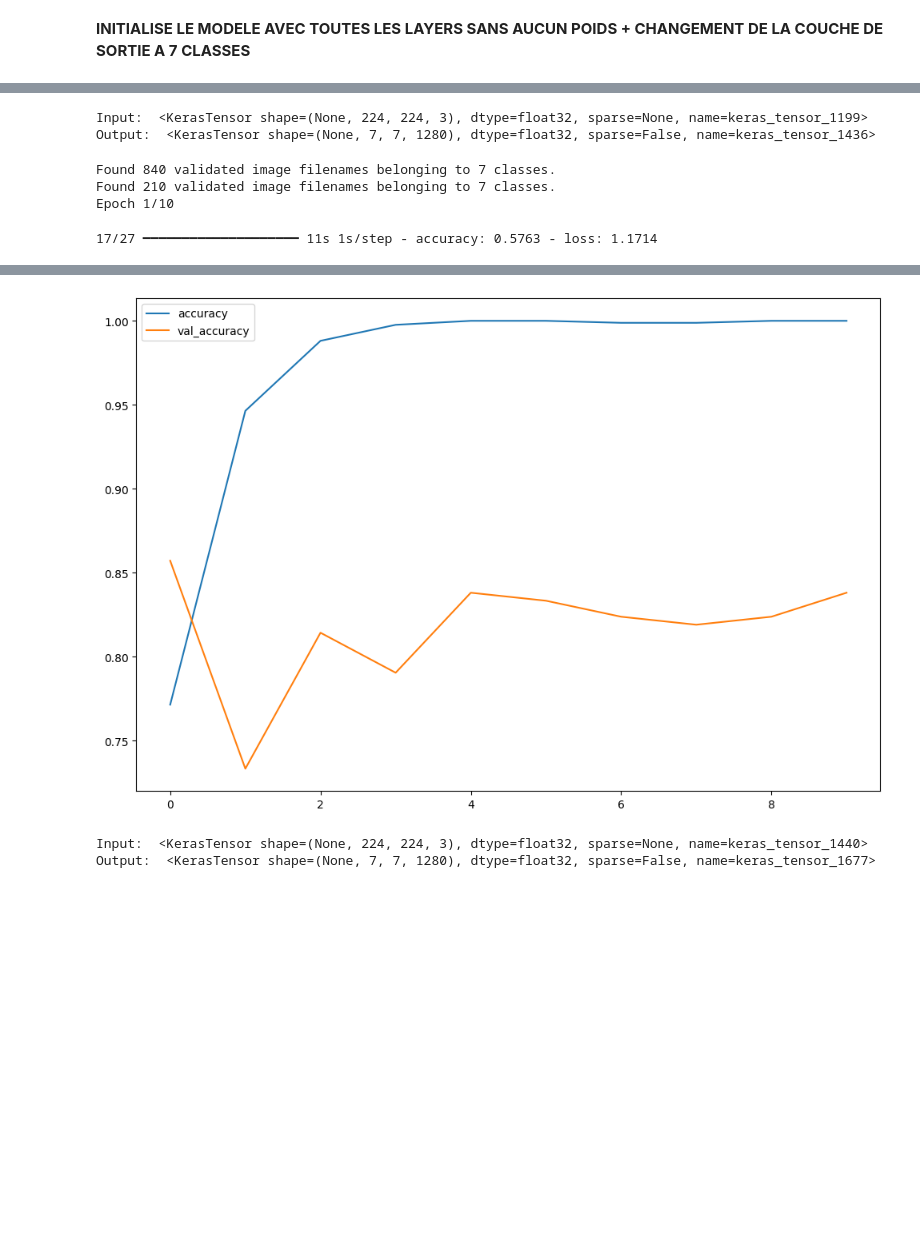
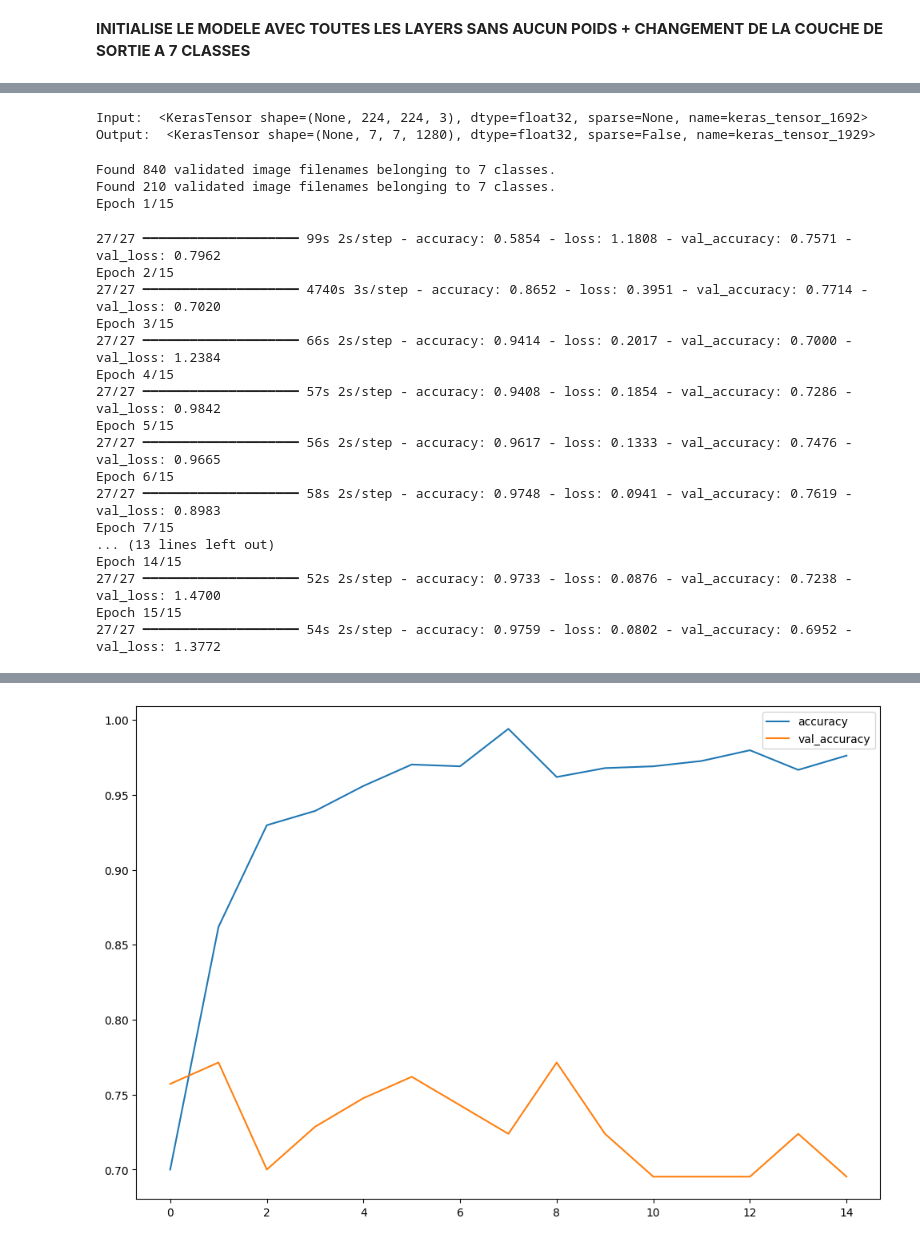
Before and after one commit to Hedredo/oc_projet_6, a Jupyter notebook: classification.ipynb, the cells around one changed output, grey strips where cells are left out. Drawn from its saved outputs; the diff is of its cells as text; code cells hidden in the pictures; blank space fills up the shorter version.

```diff
--- a/classification.ipynb
+++ b/classification.ipynb
@@ -160,5 +533,5 @@ Epoch 10/10
 # %%
-# SCENARIO 2 : On utilise les poids pré-entraînés sur ImageNet et on entraîne uniquement les dernières couches denses
+# SCENARIO 6 : On utilise les poids pré-entraînés sur ImageNet avec une couche dense supplémentaire et plus d'netraînement de couches
 model = EfficientNetB0(
     include_top=False,
     weights='imagenet',
@@ -174,13 +547,14 @@ print("Output: ", model.output)
 x = model.output
 x = tf.keras.layers.GlobalAveragePooling2D()(x)
 x = tf.keras.layers.Dense(1024, activation='relu')(x)
+x = tf.keras.layers.Dense(1024, activation='relu')(x)
 predictions = tf.keras.layers.Dense(n_classes, activation='softmax')(x)
 
 # Crée un modèle à partir des inputs et des outputs
 model = Model(inputs=model.input, outputs=predictions)
 
 # Gèle les poids des couches de convolution
-for layer in model.layers[:-2]:
+for layer in model.layers[:-6]:
     layer.trainable = False
 
 # Compile le modèle
@@ -190,12 +564,19 @@ model.compile(
     metrics=['accuracy']
 )
 # %% [output]
-Input:  <KerasTensor shape=(None, 224, 224, 3), dtype=float32, sparse=None, name=keras_tensor_1199>
-Output:  <KerasTensor shape=(None, 7, 7, 1280), dtype=float32, sparse=False, name=keras_tensor_1436>
+Input:  <KerasTensor shape=(None, 224, 224, 3), dtype=float32, sparse=None, name=keras_tensor_1692>
+Output:  <KerasTensor shape=(None, 7, 7, 1280), dtype=float32, sparse=False, name=keras_tensor_1929>
 # %%
+# Crée un datagen avec des paramètres d'optimisation différents
 datagen = ImageDataGenerator(
     preprocessing_function=efficientnet_preprocess_input,
-    validation_split=0.2
+    validation_split=0.2,
+    rotation_range=40,
+    width_shift_range=0.2,
+    height_shift_range=0.2,
+    horizontal_flip=True,
+    zoom_range=0.25,
+    shear_range=0.25,
 )
 
 train_generator = datagen.flow_from_dataframe(
@@ -224,7 +605,7 @@ validation_generator = datagen.flow_from_dataframe(
 history = model.fit(
     train_generator,
     validation_data=validation_generator,
-    epochs=10
+    epochs=15
 )
 
 # Affiche les courbes d'apprentissage
@@ -236,5 +617,21 @@ plt.show()
 # %% [output]
 Found 840 validated image filenames belonging to 7 classes.
 Found 210 validated image filenames belonging to 7 classes.
-Epoch 1/10
+Epoch 1/15
-17/27 ━━━━━━━━━━━━━━━━━━━━ 11s 1s/step - accuracy: 0.5763 - loss: 1.1714
+27/27 ━━━━━━━━━━━━━━━━━━━━ 99s 2s/step - accuracy: 0.5854 - loss: 1.1808 - val_accuracy: 0.7571 - val_loss: 0.7962
+Epoch 2/15
+27/27 ━━━━━━━━━━━━━━━━━━━━ 4740s 3s/step - accuracy: 0.8652 - loss: 0.3951 - val_accuracy: 0.7714 - val_loss: 0.7020
+Epoch 3/15
+27/27 ━━━━━━━━━━━━━━━━━━━━ 66s 2s/step - accuracy: 0.9414 - loss: 0.2017 - val_accuracy: 0.7000 - val_loss: 1.2384
+Epoch 4/15
+27/27 ━━━━━━━━━━━━━━━━━━━━ 57s 2s/step - accuracy: 0.9408 - loss: 0.1854 - val_accuracy: 0.7286 - val_loss: 0.9842
+Epoch 5/15
+27/27 ━━━━━━━━━━━━━━━━━━━━ 56s 2s/step - accuracy: 0.9617 - loss: 0.1333 - val_accuracy: 0.7476 - val_loss: 0.9665
+Epoch 6/15
+27/27 ━━━━━━━━━━━━━━━━━━━━ 58s 2s/step - accuracy: 0.9748 - loss: 0.0941 - val_accuracy: 0.7619 - val_loss: 0.8983
+Epoch 7/15
+... (13 lines left out)
+Epoch 14/15
+27/27 ━━━━━━━━━━━━━━━━━━━━ 52s 2s/step - accuracy: 0.9733 - loss: 0.0876 - val_accuracy: 0.7238 - val_loss: 1.4700
+Epoch 15/15
+27/27 ━━━━━━━━━━━━━━━━━━━━ 54s 2s/step - accuracy: 0.9759 - loss: 0.0802 - val_accuracy: 0.6952 - val_loss: 1.3772
@@ -260,36 +638 @@ Epoch 10/10
-[figure, old version]
+[figure, new version]
-# %%
-# SCÉNARIO 3 : On utilise le même modèle que dans le scénario 2 et avec de la data augmentation
-model = EfficientNetB0(
-    include_top=False,
-    weights='imagenet',
-    input_shape=(224, 224, 3),
-    classes=7,
-    classifier_activation='softmax'
-)
-
-print("Input: ", model.input)
-print("Output: ", model.output)
-
-# Ajoute les dernières couches denses du modèle
-x = model.output
-x = tf.keras.layers.GlobalAveragePooling2D()(x)
-x = tf.keras.layers.Dense(1024, activation='relu')(x)
-predictions = tf.keras.layers.Dense(n_classes, activation='softmax')(x)
-
-# Crée un modèle à partir des inputs et des outputs
-model = Model(inputs=model.input, outputs=predictions)
-
-# Gèle les poids des couches de convolution
-for layer in model.layers[:-2]:
-    layer.trainable = False
-
-# Compile le modèle
-model.compile(
-    optimizer=Adam(learning_rate=1e-3),
-    loss='categorical_crossentropy',
-    metrics=['accuracy']
-)
-# %% [output]
-Input:  <KerasTensor shape=(None, 224, 224, 3), dtype=float32, sparse=None, name=keras_tensor_1440>
-Output:  <KerasTensor shape=(None, 7, 7, 1280), dtype=float32, sparse=False, name=keras_tensor_1677>
```
Also changed, not shown: parts of 30 cells of this notebook.
